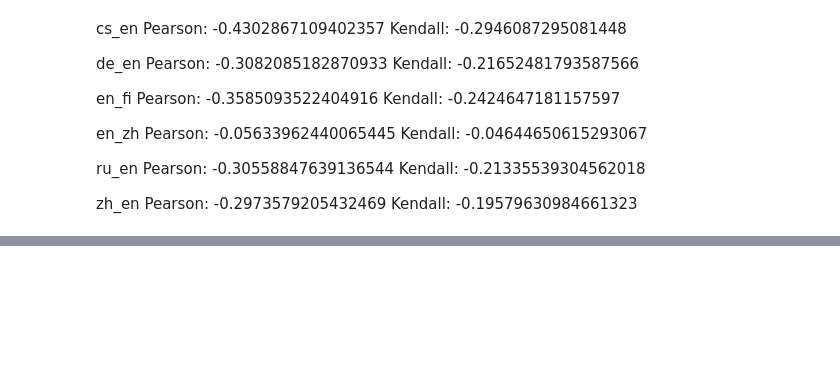
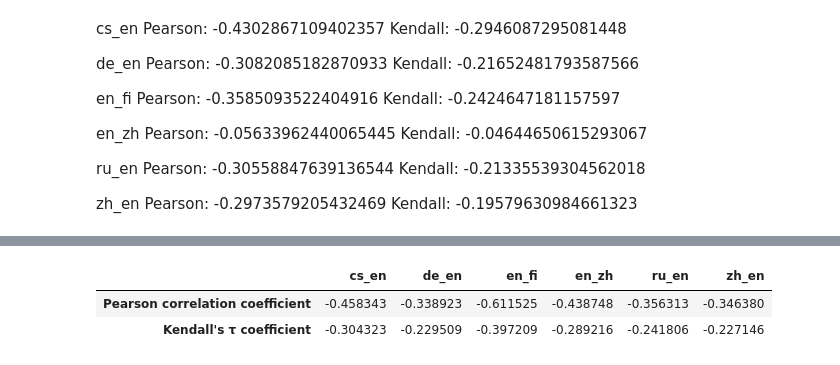
Before and after one commit to FranzMichaelFrank/Text_Mining_Group_Project, a Jupyter notebook: PM_2021-05-26_Embedding.ipynb, the cells around one changed output, grey strips where cells are left out. Saved outputs shown, nothing was run; the diff lists cells and outputs as text; code cells hidden in the pictures; blank space fills up the shorter version.

```diff
--- a/PM_2021-05-26_Embedding.ipynb
+++ b/PM_2021-05-26_Embedding.ipynb
@@ -945,0 +951,13 @@ P, R, F1 = score(cands, refs, lang="en", verbose=True)
+# %%
+results = {}
+
+for i, data in enumerate(data_list):
+
+    # Compute WM's distances
+    wmdistances = apply_wm_distance(tokenise_ref_and_trans(data))
+
+    # Compute Pearson correlation coefficient and Kendall's τ coefficient
+    pearson_this, kendall_this = compute_pearson_and_kendall(wmdistances, data, factor)
+
+    # Add these values to our dict
+    results[names_list[i]] = [pearson_this, kendall_this]
@@ -945,0 +971,6 @@ P, R, F1 = score(cands, refs, lang="en", verbose=True)
+# %%
+pd.DataFrame(results, index=['Pearson correlation coefficient', "Kendall's τ coefficient"])
+# %% [output]
+|  | cs_en | de_en | en_fi | en_zh | ru_en | zh_en |
+| Pearson correlation coefficient | -0.458343 | -0.338923 | -0.611525 | -0.438748 | -0.356313 | -0.346380 |
+| Kendall's τ coefficient | -0.304323 | -0.229509 | -0.397209 | -0.289216 | -0.241806 | -0.227146 |
```
Also changed, not shown: parts of 88 cells of this notebook.
